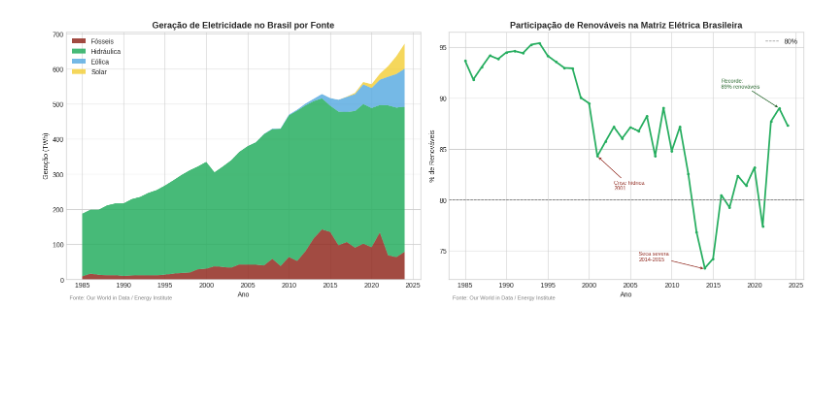
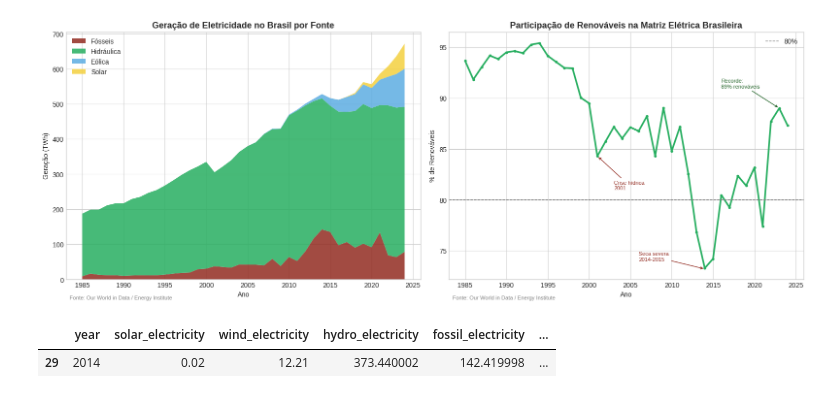
Before and after one commit to PalomaDuarte07/ecdv-energias-renovaveis, a Jupyter notebook: notebook/ECDV_energias_renovaveis.ipynb, the cells around one changed output. Saved outputs shown, nothing was run; the diff lists cells and outputs as text; code cells hidden in the pictures; blank space fills up the shorter version.

```diff
--- a/notebook/ECDV_energias_renovaveis.ipynb
+++ b/notebook/ECDV_energias_renovaveis.ipynb
@@ -178,3 +178,8 @@ plt.savefig('visualizacao.png', dpi=150, bbox_inches='tight')
 plt.show()
 # %% [output]
 [figure]
+# %%
+brasil[brasil['year'] == 2014]
+# %% [output]
+|  | year | solar_electricity | wind_electricity | hydro_electricity | fossil_electricity | ... |
+| 29 | 2014 | 0.02 | 12.21 | 373.440002 | 142.419998 | ... |
```
Also changed, not shown: parts of 1 cell of this notebook, 25 other files.
